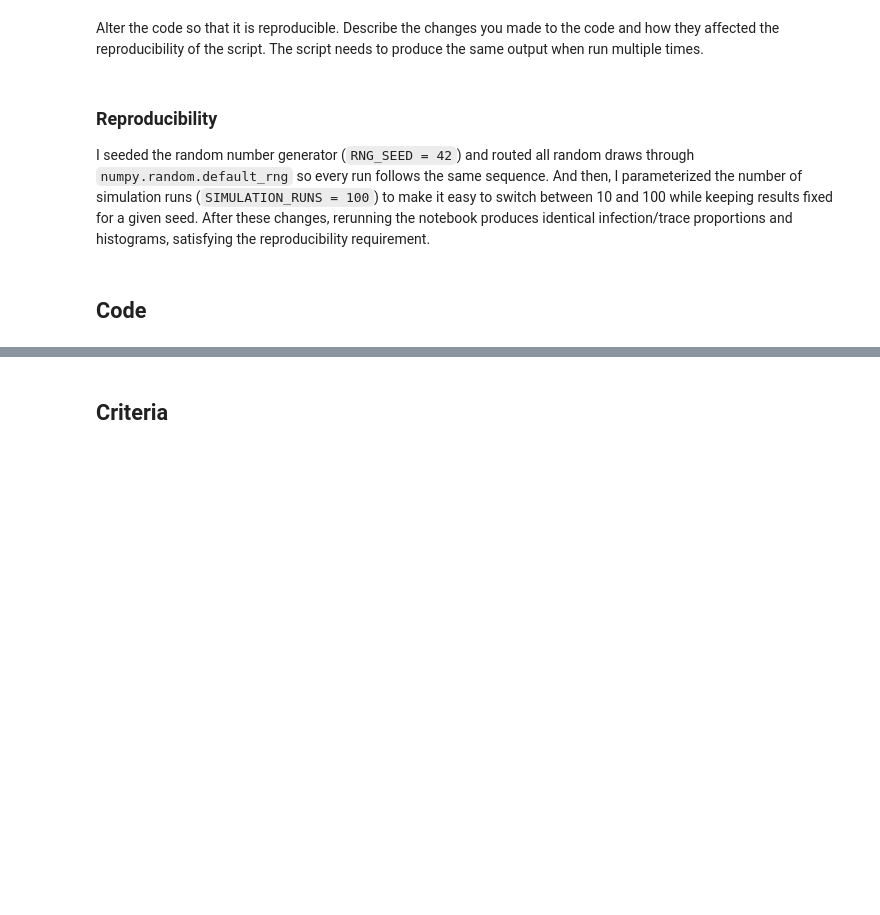
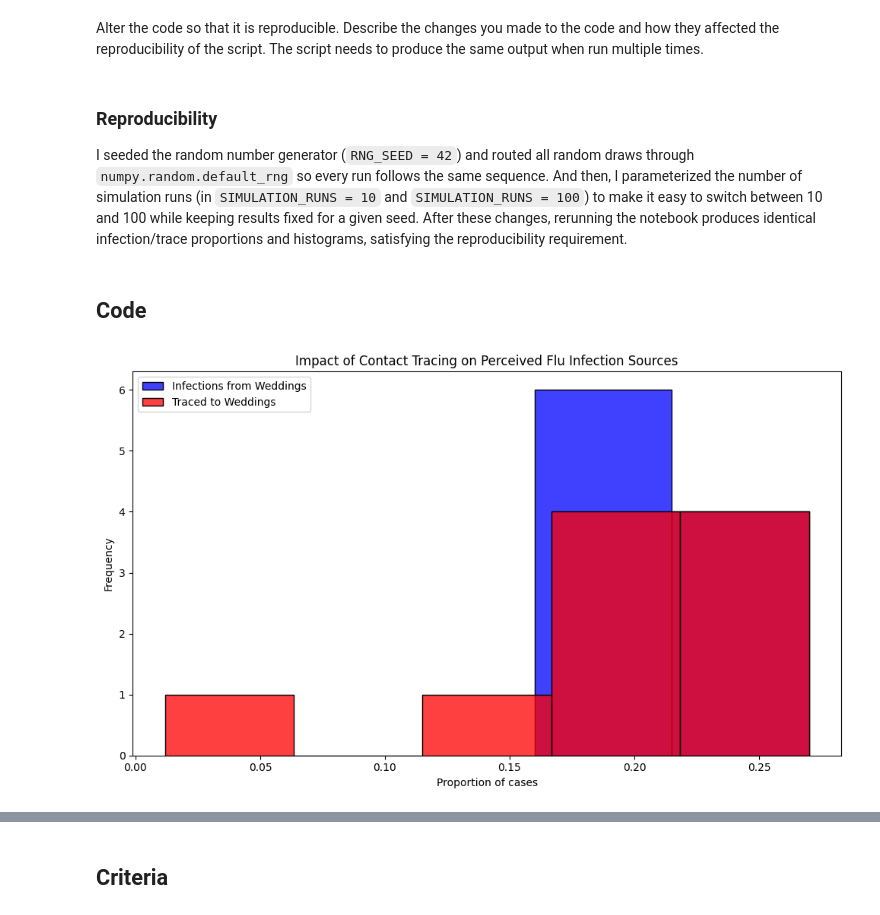
Before and after one commit to songtaowang94/sampling, a Jupyter notebook: 02_activities/assignments/a1_sampling_and_reproducibility.ipynb, the cells around one changed output, grey strips where cells are left out. Saved outputs shown, nothing was run; the diff lists cells and outputs as text; code cells hidden in the pictures; blank space fills up the shorter version.

```diff
--- a/02_activities/assignments/a1_sampling_and_reproducibility.ipynb
+++ b/02_activities/assignments/a1_sampling_and_reproducibility.ipynb
@@ -22,7 +22,7 @@ Alter the code so that it is reproducible. Describe the changes you made to the
 # %% [markdown]
 
 ### Reproducibility
- I seeded the random number generator (`RNG_SEED = 42`) and routed all random draws through `numpy.random.default_rng` so every run follows the same sequence. And then, I parameterized the number of simulation runs (`SIMULATION_RUNS = 100`) to make it easy to switch between 10 and 100 while keeping results fixed for a given seed. After these changes, rerunning the notebook produces identical infection/trace proportions and histograms, satisfying the reproducibility requirement.
+ I seeded the random number generator (`RNG_SEED = 42`) and routed all random draws through `numpy.random.default_rng` so every run follows the same sequence. And then, I parameterized the number of simulation runs (in `SIMULATION_RUNS = 10` and `SIMULATION_RUNS = 100`) to make it easy to switch between 10 and 100 while keeping results fixed for a given seed. After these changes, rerunning the notebook produces identical infection/trace proportions and histograms, satisfying the reproducibility requirement.
 # %% [markdown]
 ## Code
 # %%
@@ -34,15 +34,14 @@ import matplotlib.pyplot as plt
 import seaborn as sns
 import warnings
 
-plt.switch_backend("Agg")
-
 warnings.simplefilter(action='ignore', category=FutureWarning)
 
 # Constants representing the parameters of the model
 ATTACK_RATE = 0.10
 TRACE_SUCCESS = 0.20
 SECONDARY_TRACE_THRESHOLD = 2
-SIMULATION_RUNS = 100
+SIMULATION_RUNS = 10
+#SIMULATION_RUNS = 100
 RNG_SEED = 42
 
 def simulate_event(rng):
@@ -86,32 +85,36 @@ def simulate_event(rng):
     # Calculate proportions of infections and traces attributed to each event type
     ppl['event_type'] = ppl['event'].str[0]  # 'w' for wedding, 'b' for brunch
     wedding_infections = sum(ppl['infected'] & (ppl['event_type'] == 'w'))
     brunch_infections = sum(ppl['infected'] & (ppl['event_type'] == 'b'))
-    p_wedding_infections = wedding_infections / (wedding_infections + brunch_infections)
+    total_infections = wedding_infections + brunch_infections
+    p_wedding_infections = wedding_infections / total_infections if total_infections else np.nan
 
     wedding_traces = sum(ppl['infected'] & ppl['traced'] & (ppl['event_type'] == 'w'))
     brunch_traces = sum(ppl['infected'] & ppl['traced'] & (ppl['event_type'] == 'b'))
-    p_wedding_traces = wedding_traces / (wedding_traces + brunch_traces)
+    total_traces = wedding_traces + brunch_traces
+    p_wedding_traces = wedding_traces / total_traces if total_traces else np.nan
 
     return p_wedding_infections, p_wedding_traces
 
 
 def run_simulations(num_runs=SIMULATION_RUNS, seed=RNG_SEED):
     """Run the simulation multiple times with a fixed seed for reproducibility."""
     rng = np.random.default_rng(seed)
     results = [simulate_event(rng) for _ in range(num_runs)]
     return pd.DataFrame(results, columns=["Infections", "Traces"])
 
 
 # Run the simulation and plot results
 props_df = run_simulations()
 
 plt.figure(figsize=(10, 6))
 sns.histplot(props_df['Infections'], color="blue", alpha=0.75, binwidth=0.05, kde=False, label='Infections from Weddings')
 sns.histplot(props_df['Traces'], color="red", alpha=0.75, binwidth=0.05, kde=False, label='Traced to Weddings')
 plt.xlabel("Proportion of cases")
 plt.ylabel("Frequency")
 plt.title("Impact of Contact Tracing on Perceived Flu Infection Sources")
 plt.legend()
 plt.tight_layout()
 plt.show()
+# %% [output]
+[figure, added]
```
Also changed, not shown: parts of 1 cell of this notebook.
